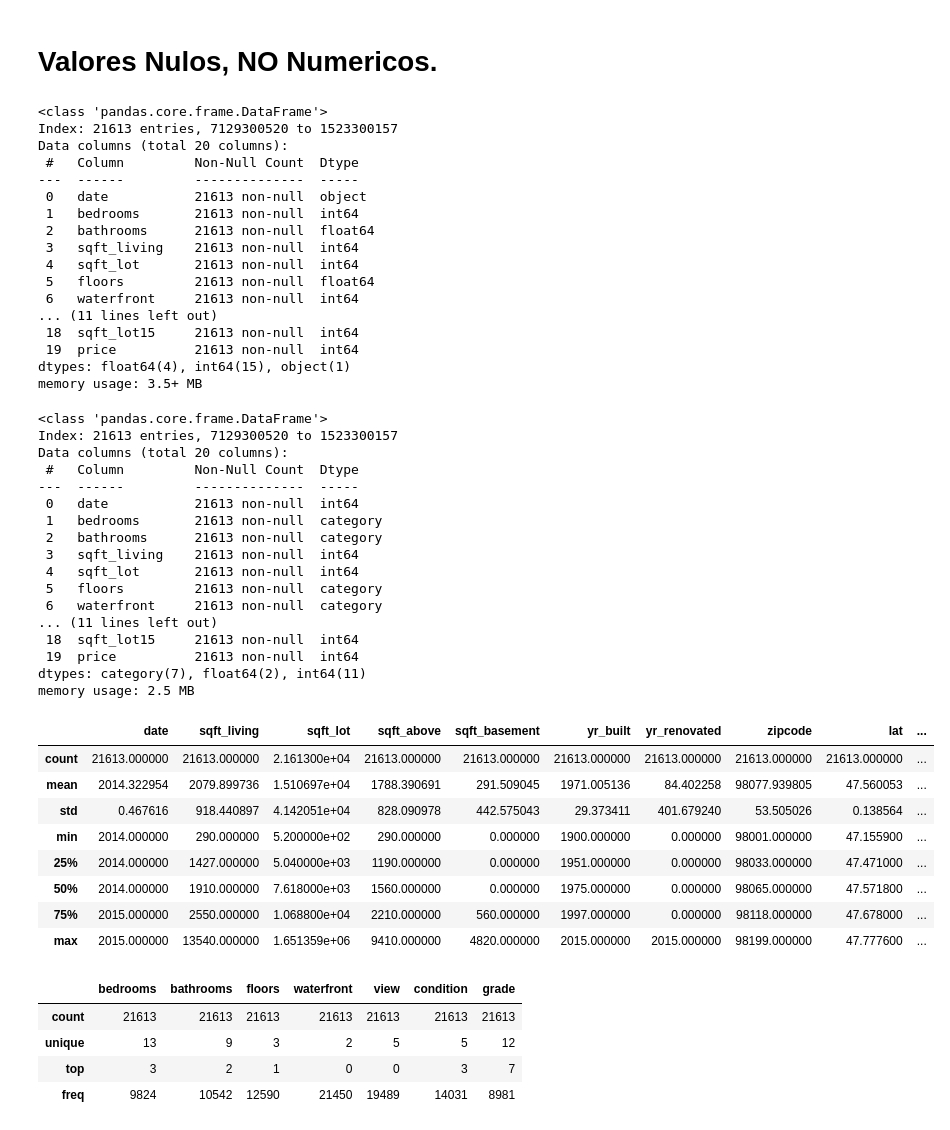
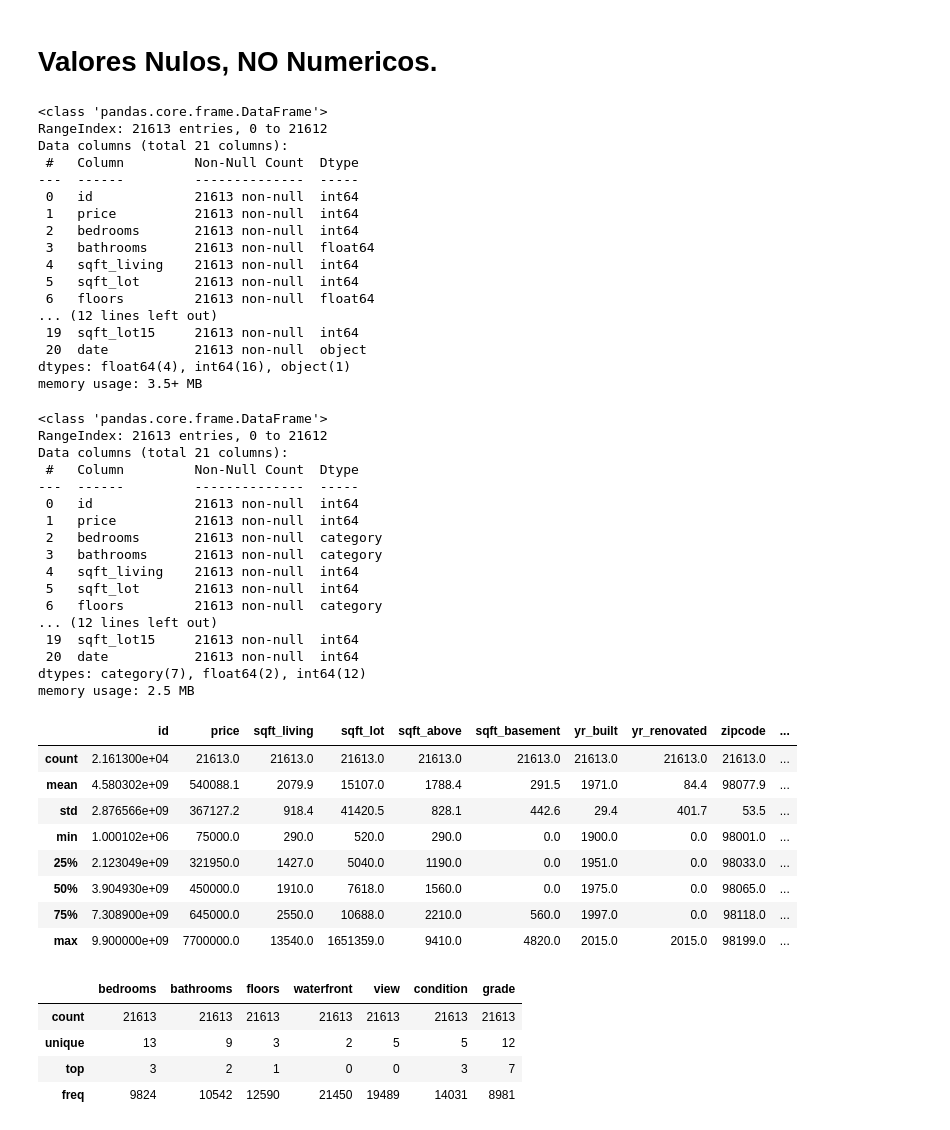
Before and after one commit to jfdonosom/Notebooks, a Jupyter notebook: Proyecto_ParteIII_+Donoso_Mendieta.ipynb, the cells around one changed output. Cells and saved outputs as stored; diff of their text form; code cells hidden in the pictures.

```diff
--- a/Proyecto_ParteIII_+Donoso_Mendieta.ipynb
+++ b/Proyecto_ParteIII_+Donoso_Mendieta.ipynb
@@ -46,6 +48,6 @@ import seaborn as sns
 # %%
 #Fuente: https://www.kaggle.com/datasets/arathipraj/house-data
 url3 = 'https://raw.githubusercontent.com/jfdonosom/Data_Bases/main/House_Data.csv'
-df3 = pd.read_csv(url3, index_col=0)
+df3 = pd.read_csv(url3)
 df3.shape
 # %% [output]
@@ -116,21 +118,21 @@ df3.sample(10)
 df3.info()
 # %% [output]
 <class 'pandas.core.frame.DataFrame'>
-Index: 21613 entries, 7129300520 to 1523300157
-Data columns (total 20 columns):
+RangeIndex: 21613 entries, 0 to 21612
+Data columns (total 21 columns):
  #   Column         Non-Null Count  Dtype
 ---  ------         --------------  -----
- 0   date           21613 non-null  object
- 1   bedrooms       21613 non-null  int64
- 2   bathrooms      21613 non-null  float64
- 3   sqft_living    21613 non-null  int64
- 4   sqft_lot       21613 non-null  int64
- 5   floors         21613 non-null  float64
- 6   waterfront     21613 non-null  int64
-... (11 lines left out)
- 18  sqft_lot15     21613 non-null  int64
- 19  price          21613 non-null  int64
-dtypes: float64(4), int64(15), object(1)
+ 0   id             21613 non-null  int64
+ 1   price          21613 non-null  int64
+ 2   bedrooms       21613 non-null  int64
+ 3   bathrooms      21613 non-null  float64
+ 4   sqft_living    21613 non-null  int64
+ 5   sqft_lot       21613 non-null  int64
+ 6   floors         21613 non-null  float64
+... (12 lines left out)
+ 19  sqft_lot15     21613 non-null  int64
+ 20  date           21613 non-null  object
+dtypes: float64(4), int64(16), object(1)
 memory usage: 3.5+ MB
 # %%
 # LLevamos la fecha de venta a formato date y luego a año.
@@ -151,34 +153,34 @@ df3['grade'] = df3['grade'].astype('category')
 df3.info()
 # %% [output]
 <class 'pandas.core.frame.DataFrame'>
-Index: 21613 entries, 7129300520 to 1523300157
-Data columns (total 20 columns):
+RangeIndex: 21613 entries, 0 to 21612
+Data columns (total 21 columns):
  #   Column         Non-Null Count  Dtype
 ---  ------         --------------  -----
- 0   date           21613 non-null  int64
- 1   bedrooms       21613 non-null  category
- 2   bathrooms      21613 non-null  category
- 3   sqft_living    21613 non-null  int64
- 4   sqft_lot       21613 non-null  int64
- 5   floors         21613 non-null  category
- 6   waterfront     21613 non-null  category
-... (11 lines left out)
- 18  sqft_lot15     21613 non-null  int64
- 19  price          21613 non-null  int64
-dtypes: category(7), float64(2), int64(11)
+ 0   id             21613 non-null  int64
+ 1   price          21613 non-null  int64
+ 2   bedrooms       21613 non-null  category
+ 3   bathrooms      21613 non-null  category
+ 4   sqft_living    21613 non-null  int64
+ 5   sqft_lot       21613 non-null  int64
+ 6   floors         21613 non-null  category
+... (12 lines left out)
+ 19  sqft_lot15     21613 non-null  int64
+ 20  date           21613 non-null  int64
+dtypes: category(7), float64(2), int64(12)
 memory usage: 2.5 MB
 # %%
-df3.describe()
+df3.describe().round(1)
 # %% [output]
-|  | date | sqft_living | sqft_lot | sqft_above | sqft_basement | yr_built | yr_renovated | zipcode | lat | ... |
-| count | 21613.000000 | 21613.000000 | 2.161300e+04 | 21613.000000 | 21613.000000 | 21613.000000 | 21613.000000 | 21613.000000 | 21613.000000 | ... |
-| mean | 2014.322954 | 2079.899736 | 1.510697e+04 | 1788.390691 | 291.509045 | 1971.005136 | 84.402258 | 98077.939805 | 47.560053 | ... |
-| std | 0.467616 | 918.440897 | 4.142051e+04 | 828.090978 | 442.575043 | 29.373411 | 401.679240 | 53.505026 | 0.138564 | ... |
-| min | 2014.000000 | 290.000000 | 5.200000e+02 | 290.000000 | 0.000000 | 1900.000000 | 0.000000 | 98001.000000 | 47.155900 | ... |
-| 25% | 2014.000000 | 1427.000000 | 5.040000e+03 | 1190.000000 | 0.000000 | 1951.000000 | 0.000000 | 98033.000000 | 47.471000 | ... |
-| 50% | 2014.000000 | 1910.000000 | 7.618000e+03 | 1560.000000 | 0.000000 | 1975.000000 | 0.000000 | 98065.000000 | 47.571800 | ... |
-| 75% | 2015.000000 | 2550.000000 | 1.068800e+04 | 2210.000000 | 560.000000 | 1997.000000 | 0.000000 | 98118.000000 | 47.678000 | ... |
-| max | 2015.000000 | 13540.000000 | 1.651359e+06 | 9410.000000 | 4820.000000 | 2015.000000 | 2015.000000 | 98199.000000 | 47.777600 | ... |
+|  | id | price | sqft_living | sqft_lot | sqft_above | sqft_basement | yr_built | yr_renovated | zipcode | ... |
+| count | 2.161300e+04 | 21613.0 | 21613.0 | 21613.0 | 21613.0 | 21613.0 | 21613.0 | 21613.0 | 21613.0 | ... |
+| mean | 4.580302e+09 | 540088.1 | 2079.9 | 15107.0 | 1788.4 | 291.5 | 1971.0 | 84.4 | 98077.9 | ... |
+| std | 2.876566e+09 | 367127.2 | 918.4 | 41420.5 | 828.1 | 442.6 | 29.4 | 401.7 | 53.5 | ... |
+| min | 1.000102e+06 | 75000.0 | 290.0 | 520.0 | 290.0 | 0.0 | 1900.0 | 0.0 | 98001.0 | ... |
+| 25% | 2.123049e+09 | 321950.0 | 1427.0 | 5040.0 | 1190.0 | 0.0 | 1951.0 | 0.0 | 98033.0 | ... |
+| 50% | 3.904930e+09 | 450000.0 | 1910.0 | 7618.0 | 1560.0 | 0.0 | 1975.0 | 0.0 | 98065.0 | ... |
+| 75% | 7.308900e+09 | 645000.0 | 2550.0 | 10688.0 | 2210.0 | 560.0 | 1997.0 | 0.0 | 98118.0 | ... |
+| max | 9.900000e+09 | 7700000.0 | 13540.0 | 1651359.0 | 9410.0 | 4820.0 | 2015.0 | 2015.0 | 98199.0 | ... |
 # %%
 df3.describe(include='category')
 # %% [output]
```
Also changed, not shown: parts of 50 cells of this notebook.
